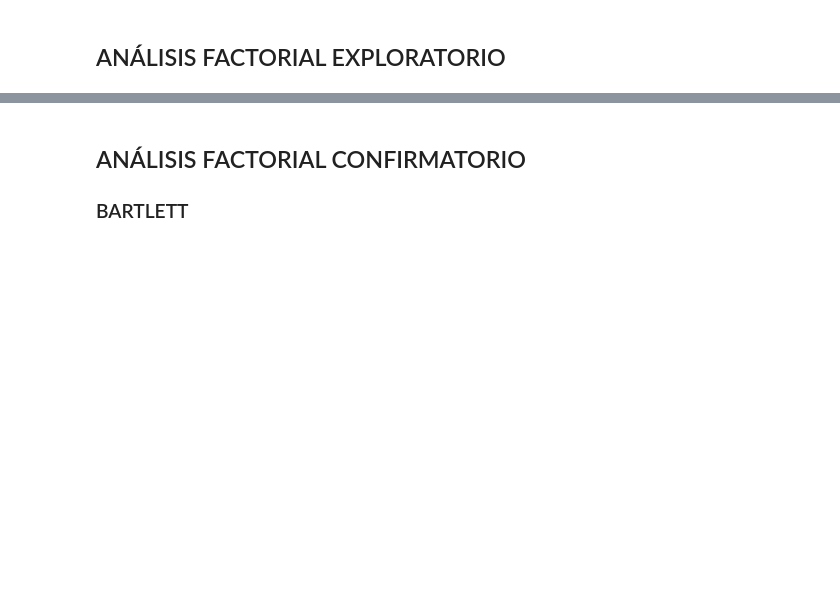
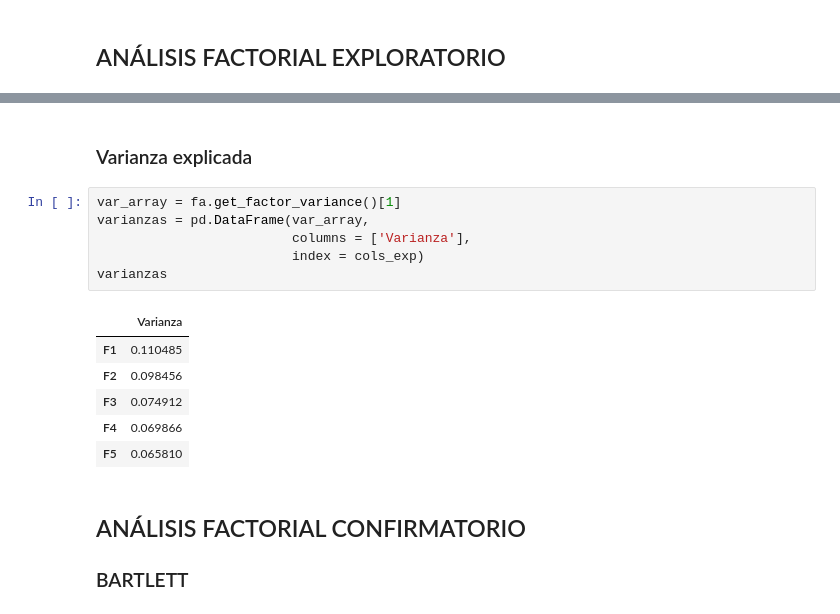
Before and after one commit to jisaaco/everchanging, a Jupyter notebook: factor_analysis_karina.ipynb, the cells around one changed output, grey strips where cells are left out. Cells and saved outputs as stored; diff of their text form; blank space fills up the shorter version.

```diff
--- a/factor_analysis_karina.ipynb
+++ b/factor_analysis_karina.ipynb
@@ -54,3 +106,18 @@ sns.lineplot(data = df,
+# %% [markdown]
+### Varianza explicada
+# %%
+var_array = fa.get_factor_variance()[1]
+varianzas = pd.DataFrame(var_array,
+                         columns = ['Varianza'],
+                         index = cols_exp)
+varianzas
+# %% [output]
+|  | Varianza |
+| F1 | 0.110485 |
+| F2 | 0.098456 |
+| F3 | 0.074912 |
+| F4 | 0.069866 |
+| F5 | 0.065810 |
 # %% [markdown]
 ## ANÁLISIS FACTORIAL CONFIRMATORIO
 ### BARTLETT
```
Also changed, not shown: parts of 7 cells of this notebook.
